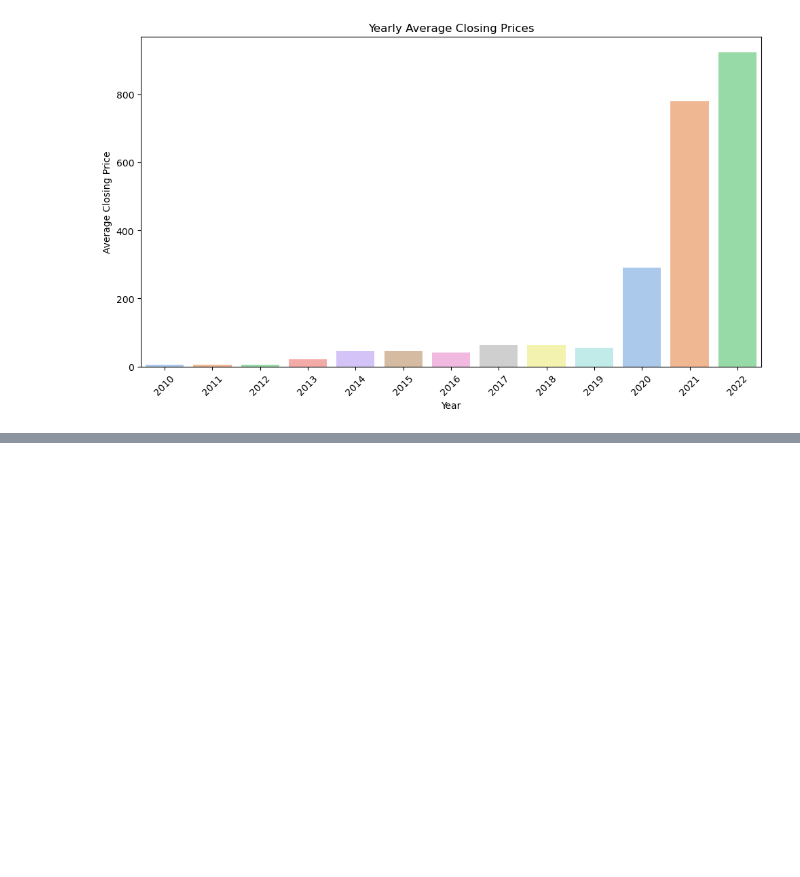
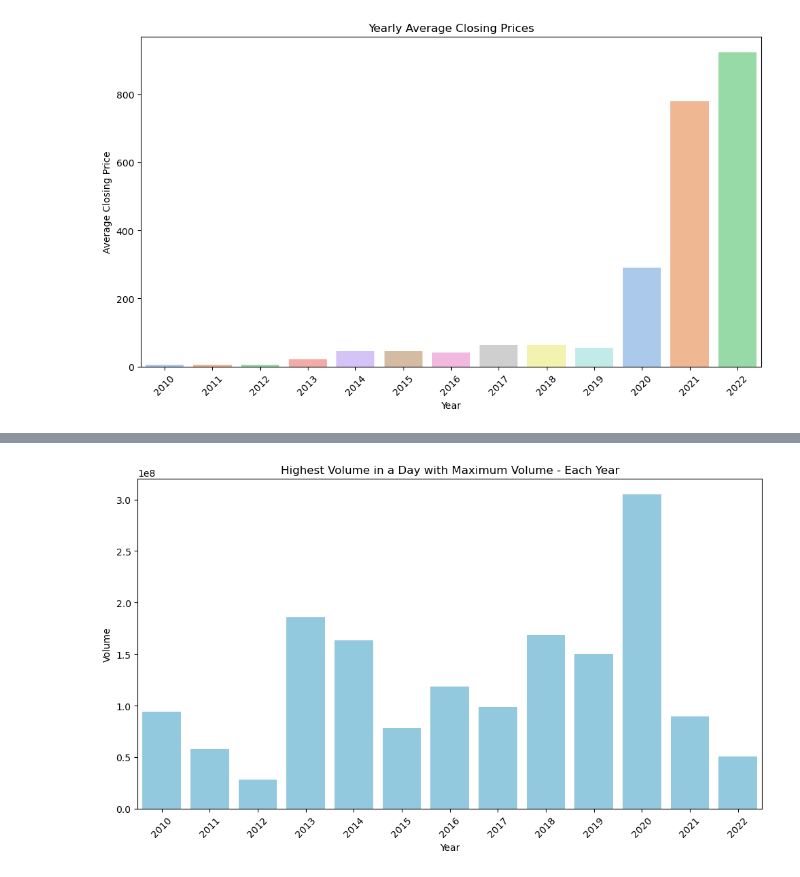
Before and after one commit to lucioawa/Tesla_Stock_Analysis_MLM_Predictions, a Jupyter notebook: Tesla_Stock_Prices.ipynb, the cells around one changed output, grey strips where cells are left out. Saved outputs shown, nothing was run; the diff lists cells and outputs as text; code cells hidden in the pictures; blank space fills up the shorter version.

Commit message:
SQL, Python w/Pandas, Seaborn

```diff
--- a/Tesla_Stock_Prices.ipynb
+++ b/Tesla_Stock_Prices.ipynb
@@ -312,3 +329,80 @@ plt.show()
 
 # 9. Long-Term Growth Trend: Despite short-term fluctuations, the general trend suggests that Tesla's stock has
 # experienced long-term growth since its inception, with particularly notable periods of acceleration.
+# %%
+# 3. Highest Volume in a day with corresponding Maximum Volume for each year:
+
+# The SQL query uses a CTE (Common Table Expression) to calculate the rank of trading volumes within each year and then
+# selects the rows where the rank is 1, indicating the days with the highest trading volume for each year. The results
+# include the year, date, and corresponding volume.
+
+# SQL Query:
+
+# WITH RankedByVolume AS (
+#    SELECT
+#        Date, -- Selects the trading date
+#        EXTRACT(YEAR FROM Date) AS Year, -- Extracts the year from the date and assigns it as the 'Year' column
+#        Volume, -- Selects the trading volume for that date
+#        RANK() OVER (PARTITION BY EXTRACT(YEAR FROM Date) ORDER BY Volume DESC) AS VolumeRank -- Calculates the rank
+#        of each day's volume within the same year
+#    FROM Tesla_Stock_Prices
+# )
+# SELECT
+#    Year, -- The year extracted from the date
+#    Date AS Highest_Volume_Day, -- The trading date itself
+#    Volume AS Max_Volume -- The trading volume for that day
+# FROM RankedByVolume
+# WHERE VolumeRank = 1 -- Filter the results to include only rows where the 'VolumeRank' is equal to 1, corresponding
+#       to the highest trading volume for each year
+# ORDER BY Year -- Orders results by the 'Year' column in ascending order
+
+# Python with Pandas:
+
+# This code:
+
+# 1. Converts the 'Date' column to a datetime format using pd.to_datetime.
+# 2. Uses the assign function to add a 'Year' column to the DataFrame by extracting the year from the 'Date'
+#    using .dt.year.
+# 3. Sorts the DataFrame by 'Year' and 'Volume' in descending order using .sort_values.
+# 4. The cumcount method is used to calculate the rank of each day's volume within the same year, starting from 1. We
+#    assign this rank to the 'VolumeRank' column using .assign.
+# 5. Filters the DataFrame to include only rows where 'VolumeRank' is equal to 1, which corresponds to the highest
+#    trading volume for each year.
+# 6. Creates a Seaborn bar plot visualization using sns.barplot, where years are on the x-axis and volume is on the
+#    y-axis. We use the color 'skyblue' for the bars. The other lines of code are for labeling, titling, and
+#    formatting the plot.
+
+import pandas as pd
+import matplotlib.pyplot as plt
+import seaborn as sns
+
+# Load the CSV file into a DataFrame
+df = pd.read_csv('C:/Users/User/Documents/DataAnalyst/TESLA_Stock/TSLA_2010_2022.csv')
+
+# Convert the 'Date' column to datetime format
+df['Date'] = pd.to_datetime(df['Date'])
+
+# Create a Common Table Expression (CTE) named 'RankedByVolume'
+ranked_by_volume = (
+    df.assign(Year=df['Date'].dt.year)
+    .sort_values(by=['Year', 'Volume'], ascending=[True, False])
+    .assign(VolumeRank=lambda x: x.groupby('Year').cumcount() + 1)
+    .query('VolumeRank == 1')
+    [['Year', 'Date', 'Volume']]
+)
+
+# Print the DataFrame with highest volume days and maximum volumes
+print(ranked_by_volume)
+
+# Create a Seaborn visualization
+# The visualization is a bar plot with years on the x-axis and average closing prices on the y-axis, which should
+# provide a clear representation of the yearly trends in average closing prices.
+plt.figure(figsize=(10, 6))
+sns.barplot(x='Year', y='Volume', data=ranked_by_volume, color='skyblue')
+plt.title('Highest Volume in a Day with Maximum Volume - Each Year')
+plt.xlabel('Year')
+plt.ylabel('Volume')
+plt.xticks(rotation=45)
+plt.tight_layout()
+plt.show()
+# %% [output]
@@ -314,0 +423 @@ plt.show()
+[figure, added]
```
Also changed, not shown: parts of 5 cells of this notebook.
